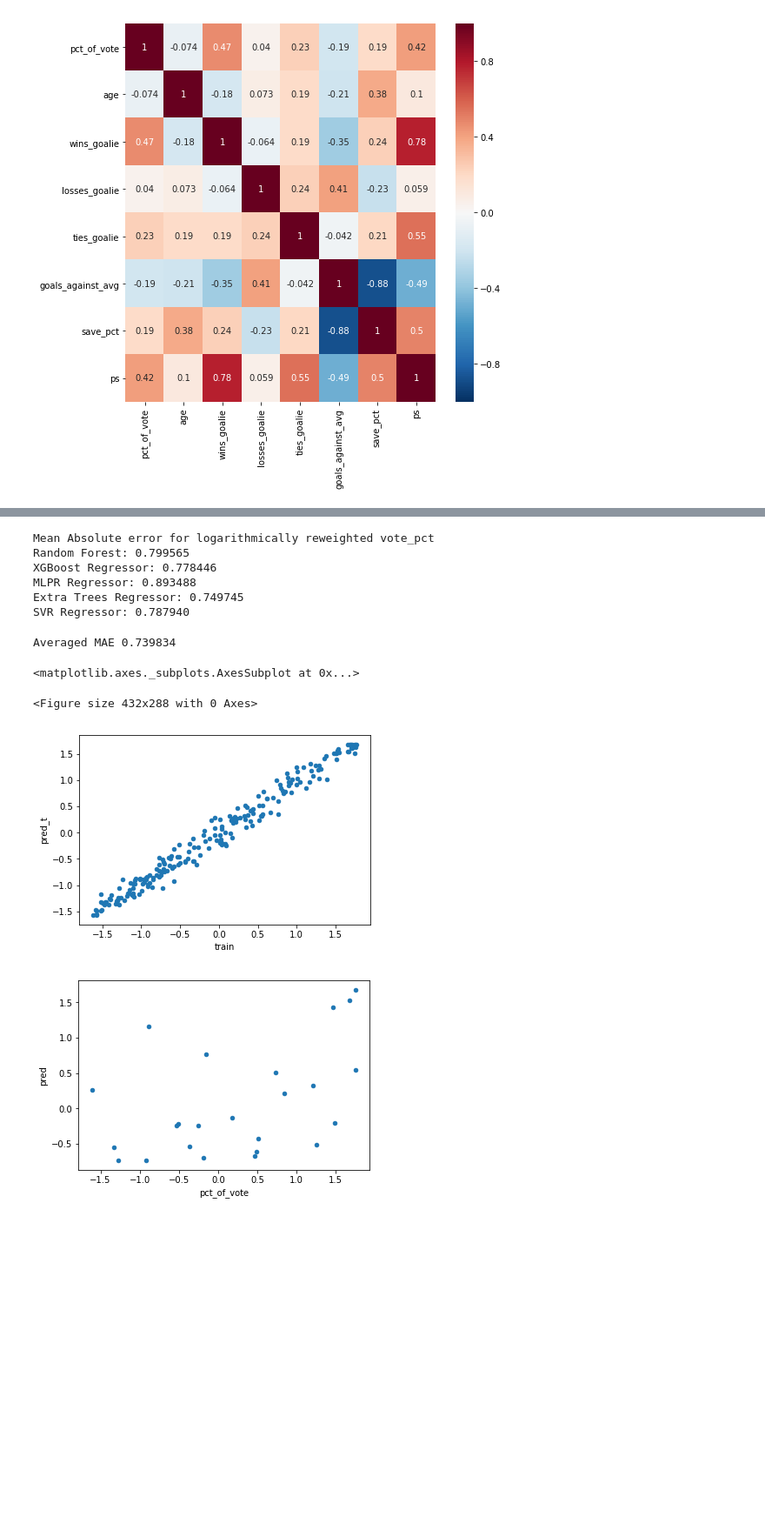
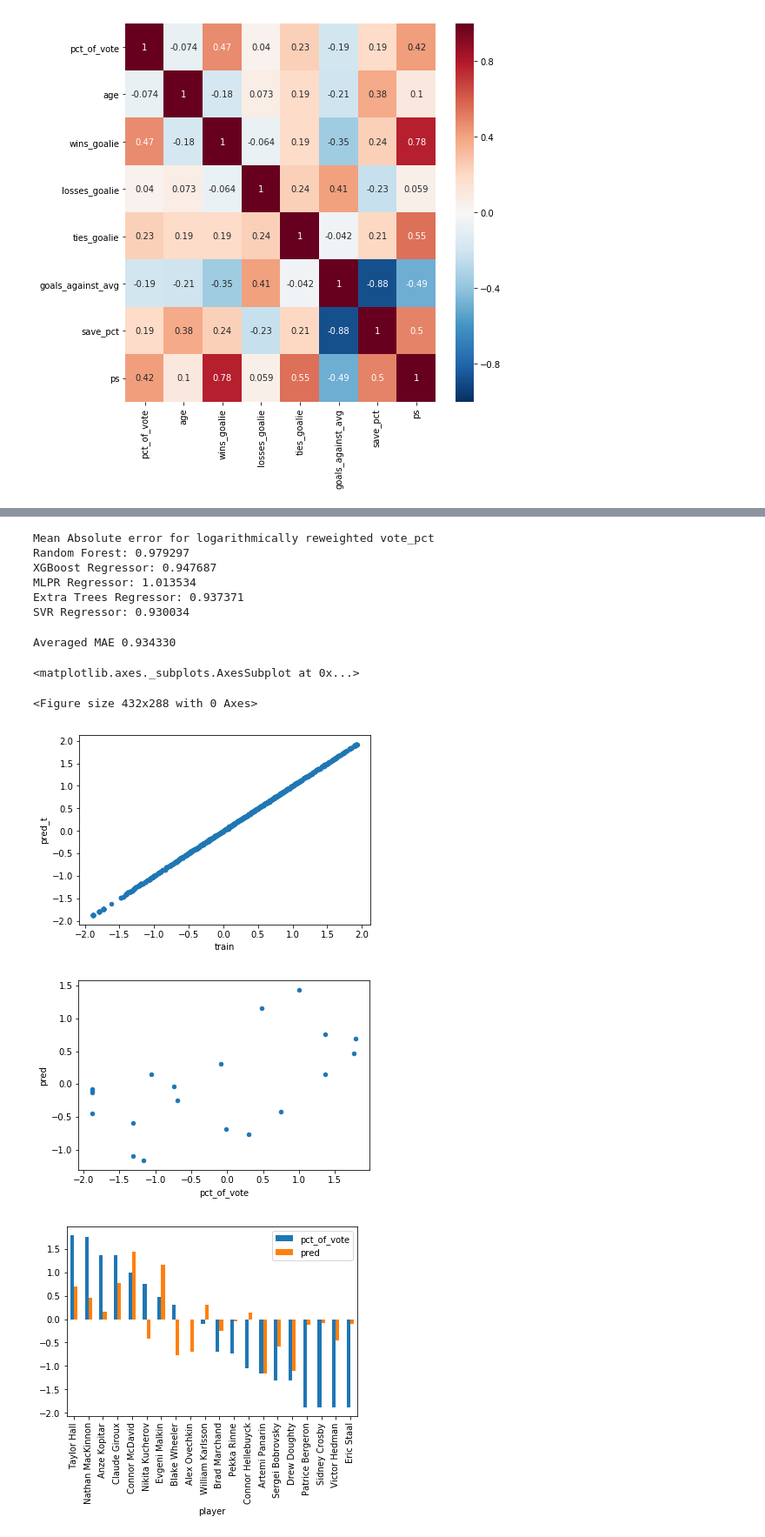
Before and after one commit to dbz10/NHL-Player-Awards, a Jupyter notebook: NHL MVP prediction.ipynb, the cells around one changed output, grey strips where cells are left out. Shown at 87% size. Drawn from its saved outputs; the diff is of its cells as text; code cells hidden in the pictures; blank space fills up the shorter version.

```diff
--- a/NHL MVP prediction.ipynb
+++ b/NHL MVP prediction.ipynb
@@ -157,5 +156,0 @@ full_data.describe()
-# %%
-# full_data['pct_of_vote'].plot.hist()
-full_data = full_data[full_data["pct_of_vote"]>10]
-full_data["pct_of_vote"] = np.log(full_data["pct_of_vote"])
-full_data['pct_of_vote'].plot.hist()
@@ -281,6 +285,6 @@ test_with_names = yt_test[['player','pct_of_vote']]
 # %%
 #Try several models
-forest_model = RandomForestRegressor(max_depth=6, random_state=0, n_estimators=1000,criterion='mse')
+forest_model = RandomForestRegressor(criterion='mse')
 forest_model.fit(x_train,y_train)
 forest_pred = forest_model.predict(x_test)
 print("Mean Absolute error for logarithmically reweighted vote_pct")
@@ -288,20 +292,20 @@ print("Random Forest: %f" % mean_absolute_error(forest_pred,y_test))
 
 
 
-xgb_model = XGBRegressor(n_estimators=1000,criterion='mse')
+xgb_model = XGBRegressor(criterion='mse')
 xgb_model.fit(x_train,y_train,early_stopping_rounds=5,
              eval_set=[(x_test, y_test)],verbose=False)
 xgb_pred = xgb_model.predict(x_test)
 print("XGBoost Regressor: %f"% mean_absolute_error(xgb_pred,y_test))
 
-mlp_model = MLPRegressor((10,2,4))
+mlp_model = MLPRegressor((4,2,4))
 mlp_model.fit(x_train,y_train)
 mlp_pred = mlp_model.predict(x_test)
 print("MLPR Regressor: %f"% mean_absolute_error(mlp_pred,y_test))
 
 
 
-etrees_model = ExtraTreesRegressor(max_depth=6, random_state=0, n_estimators=1000,criterion='mse')
+etrees_model = ExtraTreesRegressor(criterion='mse')
 etrees_model.fit(x_train,y_train)
 etrees_pred = etrees_model.predict(x_test)
 print("Extra Trees Regressor: %f"% mean_absolute_error(etrees_pred,y_test))
@@ -313,11 +317,11 @@ print("SVR Regressor: %f"% mean_absolute_error(svr_pred,y_test))
 # print("Mean Absolute Error in actual vote_pct from xgboost: %f" % np.exp(mean_absolute_error(predictions,y_test)))
 # %% [output]
 Mean Absolute error for logarithmically reweighted vote_pct
-Random Forest: 0.799565
-XGBoost Regressor: 0.778446
-MLPR Regressor: 0.893488
-Extra Trees Regressor: 0.749745
-SVR Regressor: 0.787940
+Random Forest: 0.979297
+XGBoost Regressor: 0.947687
+MLPR Regressor: 1.013534
+Extra Trees Regressor: 0.937371
+SVR Regressor: 0.930034
 # %%
 # look at the results a little bit, from the forest model
 
@@ -349,33 +353,36 @@ base_test = pd.DataFrame(columns = {"rf","xgb","svr","et","mlp"})
 base_test["rf"] = forest_model.predict(x_test)
 base_test["xgb"] = xgb_model.predict(x_test)
 base_test["svr"] = svr_model.predict(x_test)
 base_test["et"] = etrees_model.predict(x_test)
 base_test["mlp"] = mlp_model.predict(x_test)
 
 
 ensemble_fitting.fit(base_in,y_train)
 
 lvl1_prediction = ensemble_fitting.predict(base_test)
 
 
 print("Averaged MAE %f" % mean_absolute_error(lvl1_prediction,y_test))
 
 test_with_names["pred"] = lvl1_prediction
 train_with_names["pred_t"] = ensemble_fitting.predict(base_in)
 train_with_names["train"] = y_train
 # test_with_names.nlargest(15,'pct_of_vote').plot.bar(x='player')
 
 fig = plt.figure()
 
 
 train_with_names.plot.scatter(x='train',y='pred_t')
 
 test_with_names.plot.scatter(x='pct_of_vote',y='pred')
 
+test_with_names.plot.bar(x='player')
+
 # test_with_names.sample(10)
 # %% [output]
-Averaged MAE 0.739834
+Averaged MAE 0.934330
 <matplotlib.axes._subplots.AxesSubplot at 0x...>
 <Figure size 432x288 with 0 Axes>
-[figure, old version]
+[figure, new version]
-[figure, old version]
+[figure, new version]
+[figure, added]
```
Also changed, not shown: parts of 5 cells of this notebook.
